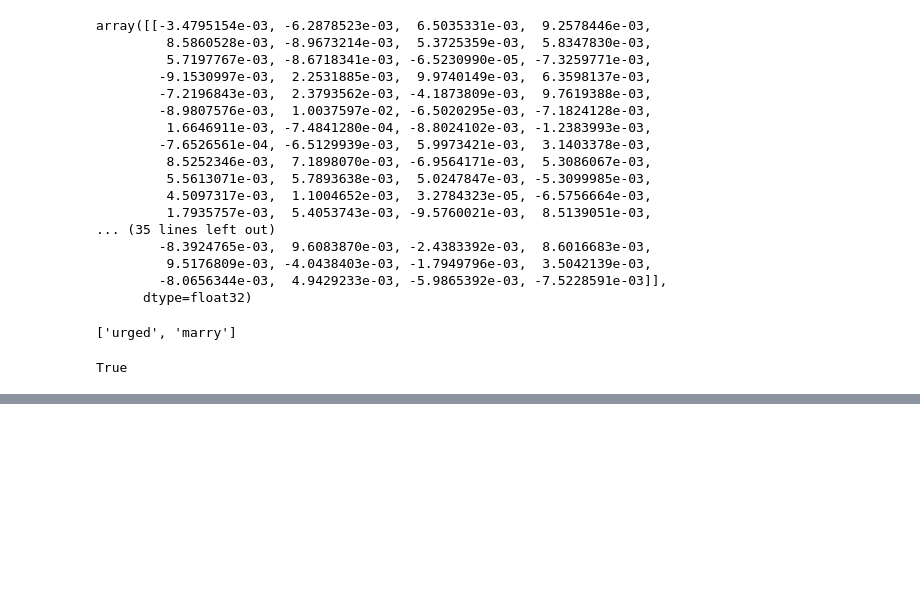
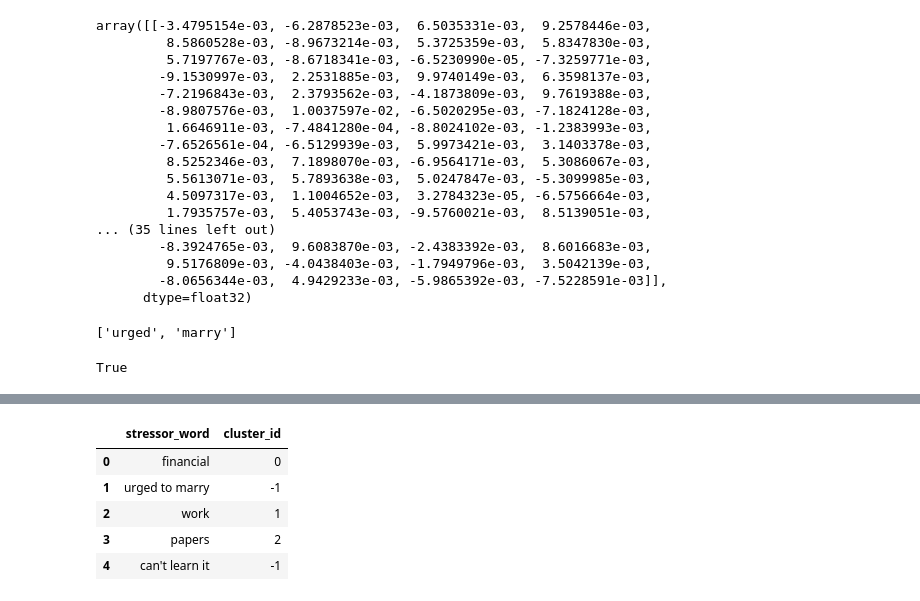
Before and after one commit to Jan-dai/ML, a Jupyter notebook: Mental_Health_Problem/MLearn.ipynb, the cells around one changed output, grey strips where cells are left out. Drawn from its saved outputs; the diff is of its cells as text; code cells hidden in the pictures; blank space fills up the shorter version.

```diff
--- a/Mental_Health_Problem/MLearn.ipynb
+++ b/Mental_Health_Problem/MLearn.ipynb
@@ -199,0 +243,6 @@ plt.show()
+# %%
+from sklearn.preprocessing import StandardScaler
+from sklearn.cluster import DBSCAN
+
+scaler = StandardScaler()
+word_vectors_np_scaled = scaler.fit_transform(word_vectors_np)
@@ -199,0 +278,18 @@ plt.show()
+# %%
+# 取得每個 stressor_word 的 cluster_id
+cluster_ids = Model.labels_
+df_cluster = pd.DataFrame({
+    'stressor_word': df_copy['stressor_word'],
+    'cluster_id': cluster_ids
+})
+
+# 顯示對照表（去除重複）
+df_cluster_unique = df_cluster.drop_duplicates().reset_index(drop=True)
+df_cluster_unique.head()
+# %% [output]
+|  | stressor_word | cluster_id |
+| 0 | financial | 0 |
+| 1 | urged to marry | -1 |
+| 2 | work | 1 |
+| 3 | papers | 2 |
+| 4 | can't learn it | -1 |
```
Also changed, not shown: parts of 13 cells of this notebook, 2 other files.
